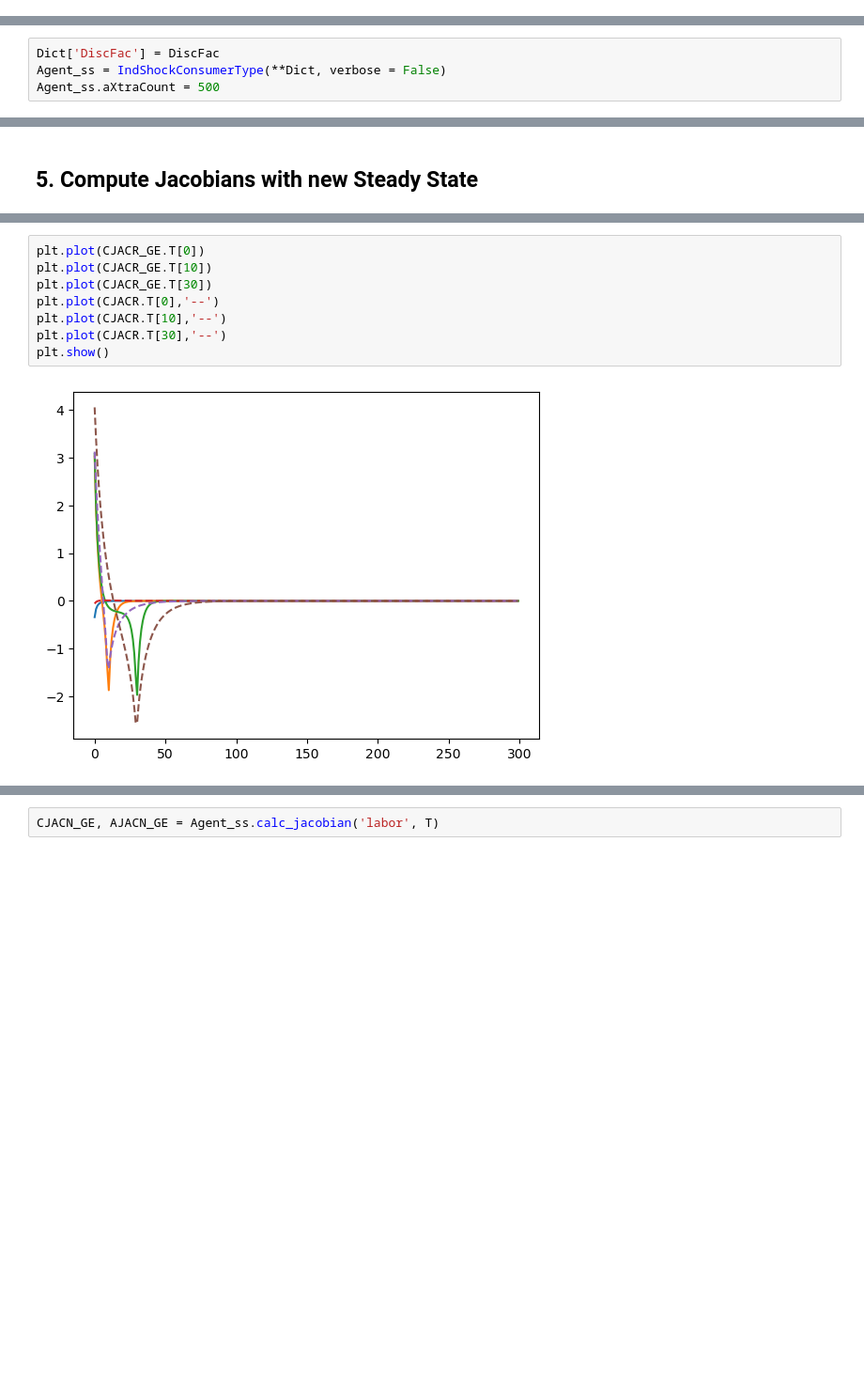
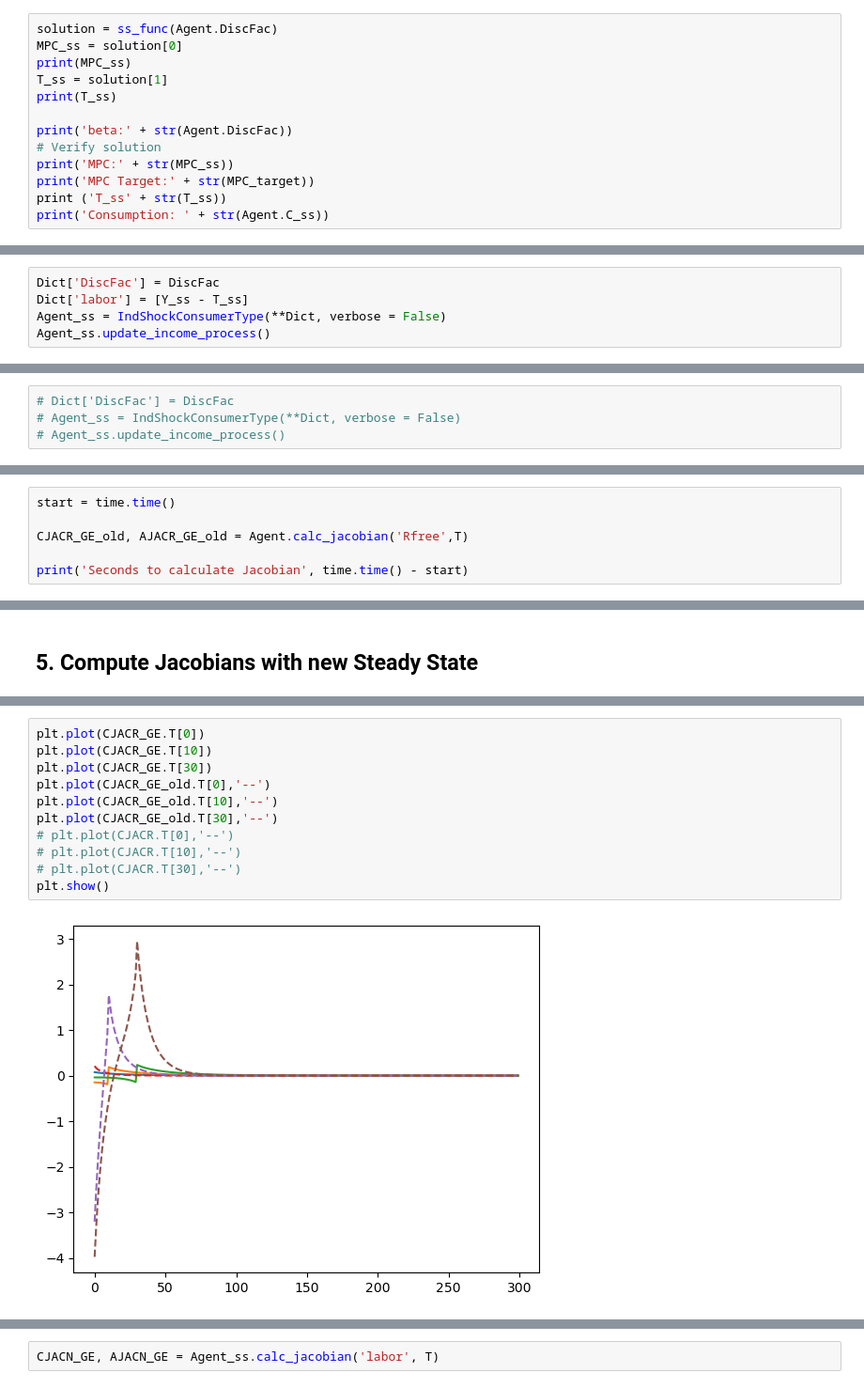
Before and after one commit to AMonninger/REMARK-ECB, a Jupyter notebook: code/python/IndShockConsumerType_HANK.ipynb, the cells around one changed output, grey strips where cells are left out. Shown at 94% size. Drawn from its saved outputs; the diff is of its cells as text; blank space fills up the shorter version.

```diff
--- a/code/python/IndShockConsumerType_HANK.ipynb
+++ b/code/python/IndShockConsumerType_HANK.ipynb
@@ -187,0 +232,13 @@ plt.show()
+# %%
+solution = ss_func(Agent.DiscFac)
+MPC_ss = solution[0]
+print(MPC_ss)
+T_ss = solution[1]
+print(T_ss)
+
+print('beta:' + str(Agent.DiscFac))
+# Verify solution
+print('MPC:' + str(MPC_ss))
+print('MPC Target:' + str(MPC_target))
+print ('T_ss' + str(T_ss))
+print('Consumption: ' + str(Agent.C_ss))
@@ -187,0 +256,5 @@ plt.show()
+# %%
+Dict['DiscFac'] = DiscFac
+Dict['labor'] = [Y_ss - T_ss]
+Agent_ss = IndShockConsumerType(**Dict, verbose = False)
+Agent_ss.update_income_process()
@@ -213,4 +296,4 @@ Consumption: 0.8003124999998011
 # %%
-Dict['DiscFac'] = DiscFac
-Agent_ss = IndShockConsumerType(**Dict, verbose = False)
-Agent_ss.aXtraCount = 500
+# Dict['DiscFac'] = DiscFac
+# Agent_ss = IndShockConsumerType(**Dict, verbose = False)
+# Agent_ss.update_income_process()
@@ -222,0 +330,6 @@ T_ss = fiscal_ss(B_ss,r_ss,G_ss)
+# %%
+start = time.time()
+
+CJACR_GE_old, AJACR_GE_old = Agent.calc_jacobian('Rfree',T)
+
+print('Seconds to calculate Jacobian', time.time() - start)
@@ -233,10 +348,13 @@ Seconds to calculate Jacobian 10.21426248550415
 # %%
 plt.plot(CJACR_GE.T[0])
 plt.plot(CJACR_GE.T[10])
 plt.plot(CJACR_GE.T[30])
-plt.plot(CJACR.T[0],'--')
-plt.plot(CJACR.T[10],'--')
-plt.plot(CJACR.T[30],'--')
+plt.plot(CJACR_GE_old.T[0],'--')
+plt.plot(CJACR_GE_old.T[10],'--')
+plt.plot(CJACR_GE_old.T[30],'--')
+# plt.plot(CJACR.T[0],'--')
+# plt.plot(CJACR.T[10],'--')
+# plt.plot(CJACR.T[30],'--')
 plt.show()
 # %% [output]
-[figure, old version]
+[figure, new version]
```
Also changed, not shown: parts of 46 cells of this notebook, 7 other files.
